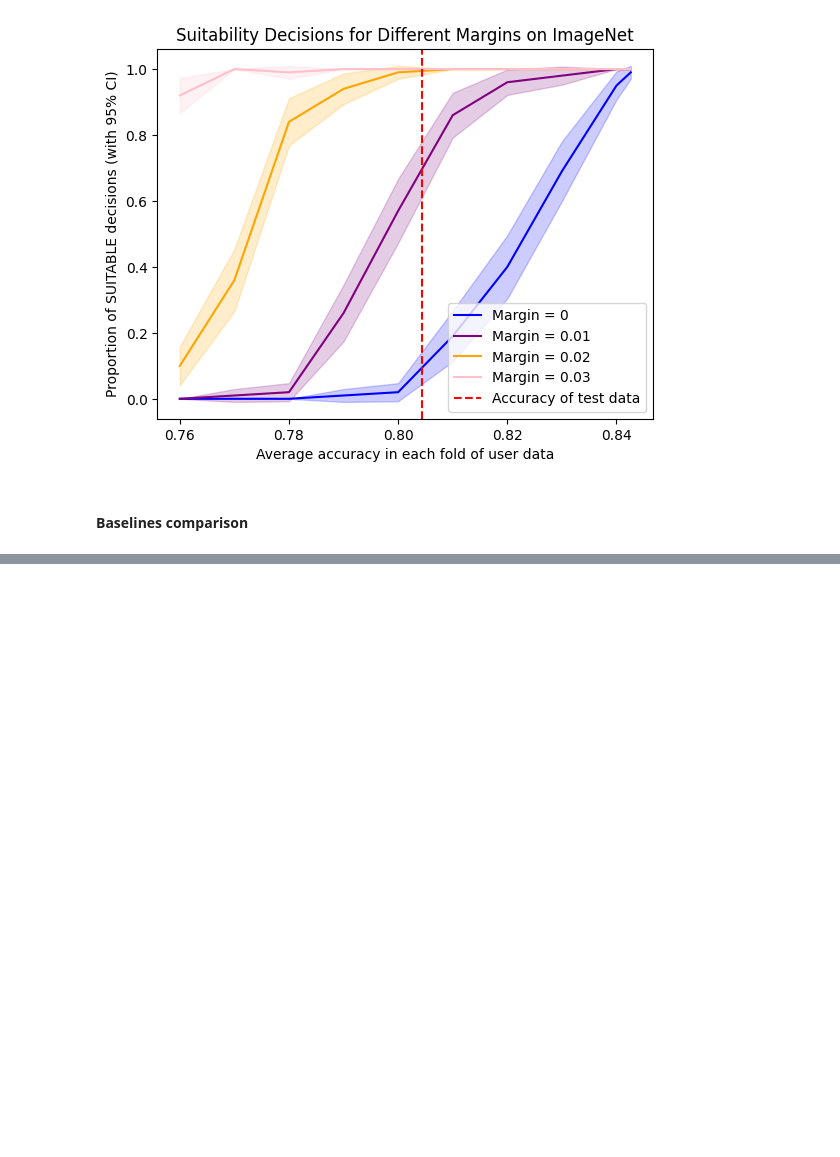
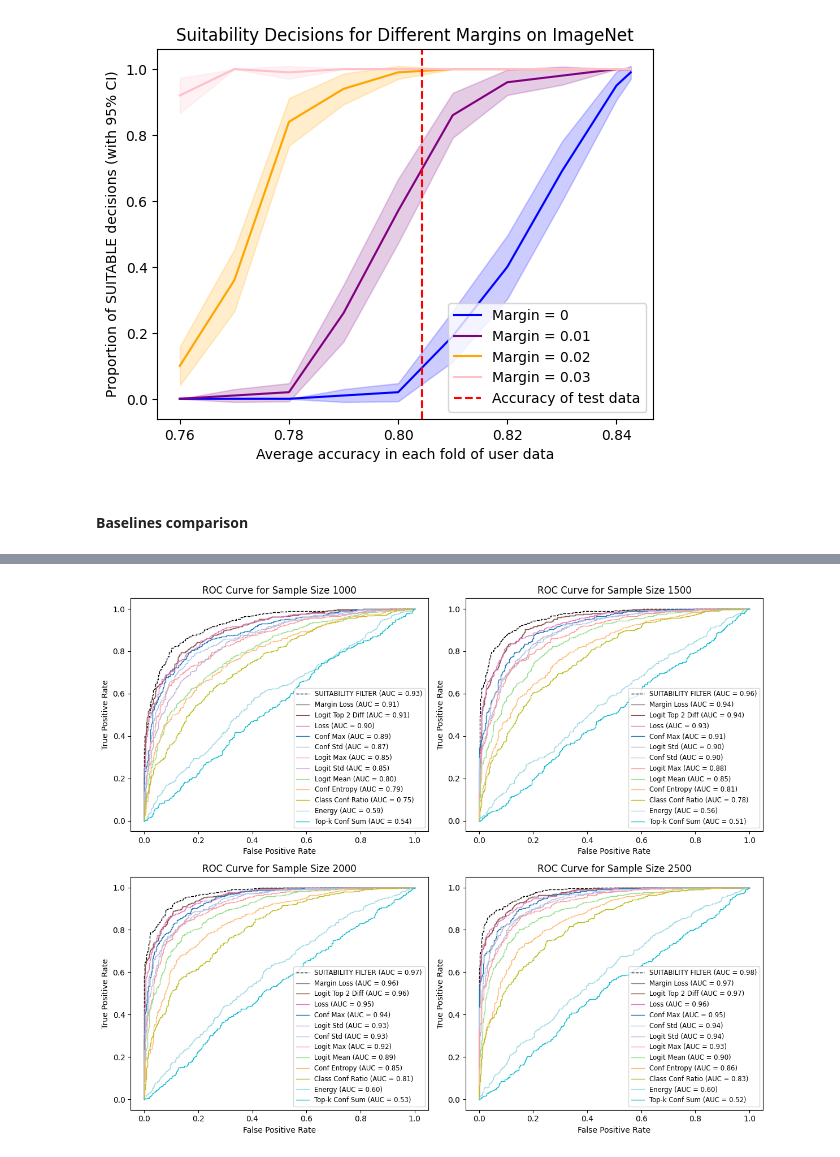
Before and after one commit to cleverhans-lab/suitability, a Jupyter notebook: experiments_inet.ipynb, the cells around one changed output, grey strips where cells are left out. Drawn from its saved outputs; the diff is of its cells as text; code cells hidden in the pictures; blank space fills up the shorter version.

```diff
--- a/experiments_inet.ipynb
+++ b/experiments_inet.ipynb
@@ -548,0 +1460,92 @@ plt.show()
+# %%
+import numpy as np
+import matplotlib.pyplot as plt
+from sklearn.metrics import roc_curve, auc
+
+# Define feature names
+features = np.array(
+    [
+        "Conf Max",
+        "Conf Std",
+        "Conf Entropy",
+        "Logit Mean",
+        "Logit Max",
+        "Logit Std",
+        "Logit Top 2 Diff",
+        "Loss",
+        "Margin Loss",
+        "Class Conf Ratio",
+        "Top-k Conf Sum",
+        "Energy",
+    ]
+)
+
+# Color maps for each method (distinct colors for each feature)
+feature_colors = plt.get_cmap("tab20", len(features))  # 'tab20' provides 20 distinct colors
+
+# Construct ground truth
+ground_truth = corrs >= np.mean(test_corr)
+
+# Function to compute TPR and FPR
+def get_tpr_fpr(p_vals, ground_truth):
+    fpr, tpr, _ = roc_curve(ground_truth.flatten(), p_vals.flatten())
+    return fpr, tpr
+
+# Create 2x2 grid of subplots
+fig, axes = plt.subplots(2, 2, figsize=(12, 10))
+axes = axes.flatten()
+
+for s, num_samples in enumerate(target_sample_sizes):
+    ax = axes[s]
+
+    # Plot suitability filter ROC curve for the sample size
+    sf_fpr, sf_tpr = get_tpr_fpr(-p_vals_sf[:, :, s], ground_truth)
+    sf_auc = auc(sf_fpr, sf_tpr)
+
+    # Plot suitability filter line (black dashed line)
+    ax.plot(
+        sf_fpr,
+        sf_tpr,
+        color="black",
+        linestyle="--",
+        linewidth=1,
+        label=f"SUITABILITY FILTER (AUC = {sf_auc:.2f})",
+    )
+
+    # Collect features and AUCs for sorting
+    legend_entries = []
+    auc_scores = []
+
+    # Plot feature-specific ROC curves
+    for fi, feature in enumerate(features):
+        # Get TPR and FPR for each feature at the sample size
+        if fi in [0, 1, 4, 6, 9, 10]:
+            fpr, tpr = get_tpr_fpr(-p_vals_feat[fi, :, :, s], ground_truth)
+        else:
+            fpr, tpr = get_tpr_fpr(p_vals_feat[fi, :, :, s], ground_truth)
+
+        auc_score = auc(fpr, tpr)
+        auc_scores.append(auc_score)
+        legend_entries.append((f"{feature} (AUC = {auc_score:.2f})", fpr, tpr, feature_colors(fi)))
+
+    # Sort the entries by AUC in descending order
+    sorted_entries = sorted(zip(auc_scores, legend_entries), reverse=True)
+
+    # Plot the sorted legend entries
+    for auc_score, entry in sorted_entries:
+        label, fpr, tpr, color = entry
+        ax.plot(fpr, tpr, color=color, linestyle="-", linewidth=1, label=label)
+
+    # Labels and title for each subplot
+    ax.set_xlabel("False Positive Rate")
+    ax.set_ylabel("True Positive Rate")
+    ax.set_title(f"ROC Curve for Sample Size {num_samples}")
+
+    # Add the legend with sorted entries
+    ax.legend(fontsize="small", loc="best")
+
+# Adjust layout and show the plot
+plt.tight_layout()
+plt.show()
+# %% [output]
+[figure, added]
```
Also changed, not shown: parts of 28 cells of this notebook.
